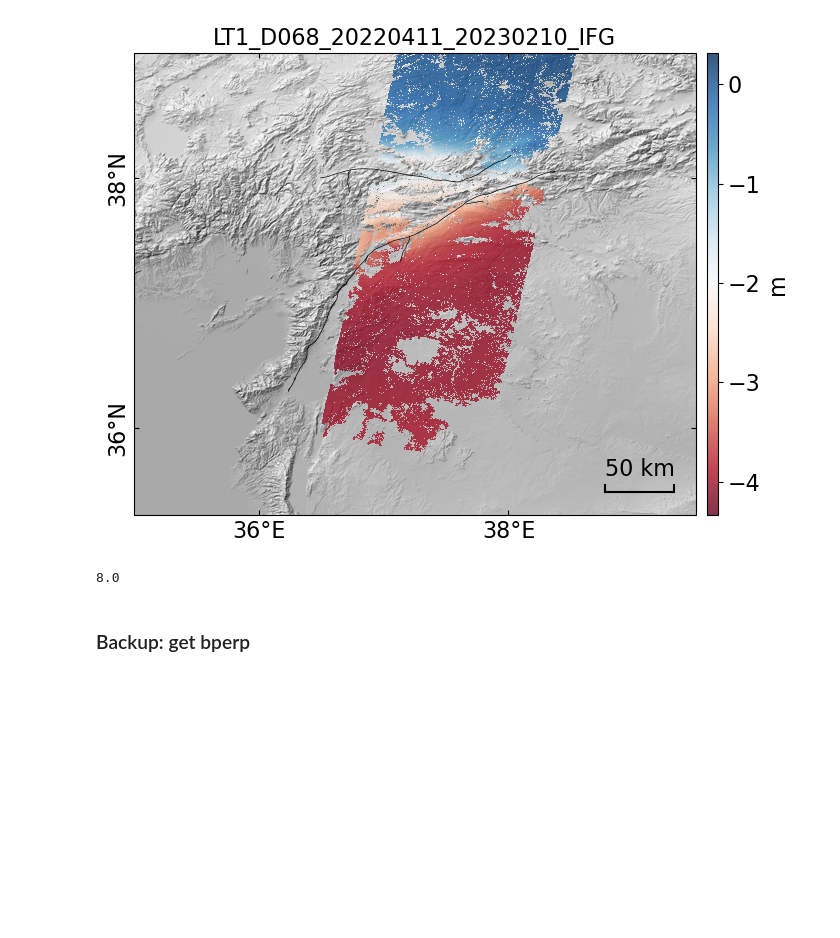
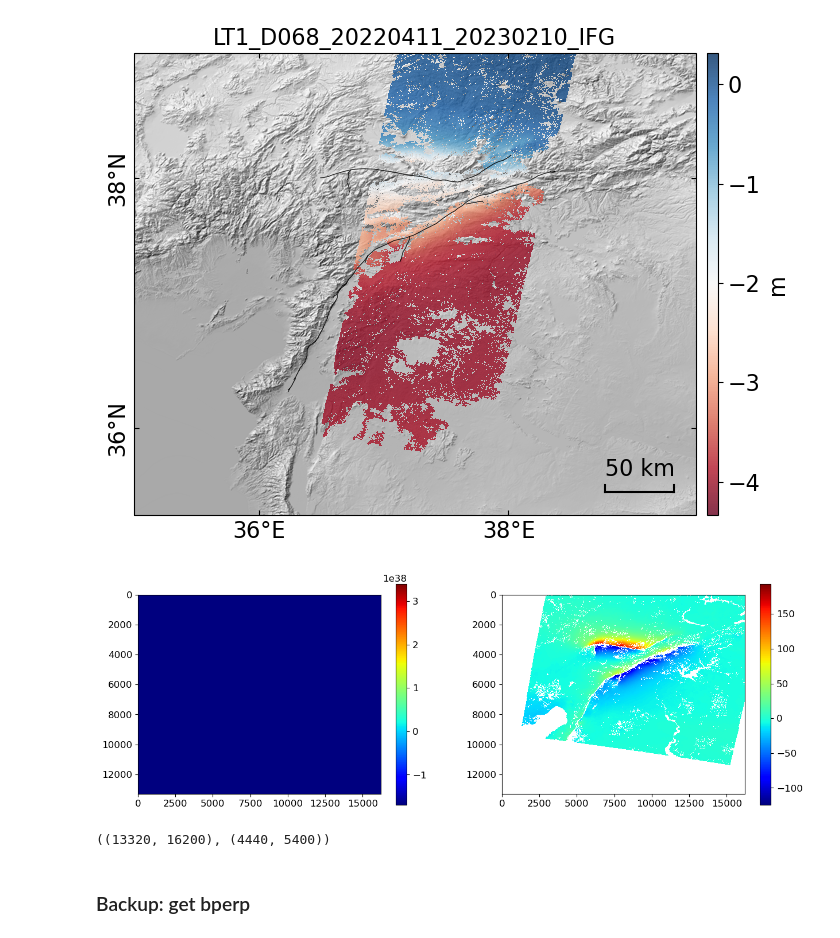
Before and after one commit to yunjunz/2023-Turkey-EQ, a Jupyter notebook: lt1_ifg_proc.ipynb, the cells around one changed output. Saved outputs shown, nothing was run; the diff lists cells and outputs as text; code cells hidden in the pictures; blank space fills up the shorter version.

```diff
--- a/lt1_ifg_proc.ipynb
+++ b/lt1_ifg_proc.ipynb
@@ -6,13 +6,19 @@ Relevant links:
 # %%
 %matplotlib inline
 import os
+import platform
 import shutil
 import numpy as np
 from matplotlib import pyplot as plt
 from mintpy.utils import readfile, writefile, isce_utils
 from mintpy.cli import geocode, mask, subset, view
+from skimage.transform import resize
+plt.rcParams.update({'font.size': 12})
 
-proj_dir = os.path.expanduser('~/data/2023TurkeyEQ')
+if platform.system() == 'Linux':
+    proj_dir = os.path.expanduser('~/data/2023TurkeyEQ')
+else:
+    proj_dir = os.path.expanduser('~/data/archives/2023TurkeyEQ')
 data_dir = os.path.join(proj_dir, 'SAR/LT1_D068/SLCprocess')
 work_dir = os.path.join(proj_dir, 'LT1_D068_20220411_20230210')
 os.chdir(work_dir)
@@ -238,12 +245,24 @@ rotate Y-axis tick labels by 90.0 deg
 save figure to /home/yunjunz/data/2023TurkeyEQ/notebooks/docs/LT1_D068_20220411_20230210_IFG.png with dpi=300
 showing ...
 [figure]
-# %%
-os.path.getsize(unw_file) / (2452 * 9100)
-# %% [output]
-8.0
 # %%
-ref_unw_file = os.path.join(proj_dir, '')
+pha, atr = readfile.read('sub_geo_filt_fine_msk.unw', datasetName='phase')
+
+ref_unw_file = os.path.join(proj_dir, 'ALOS2_D077_20220916_20230217/insar/geo/geo_filt_msk.unw')
+ref_pha0, ref_atr = readfile.read(ref_unw_file, datasetName='phase')
+ref_pha = resize(np.array(ref_pha0), pha.shape, order=1, mode='constant', anti_aliasing=True, preserve_range=True)
+# %%
+fig, axs = plt.subplots(nrows=1, ncols=2, figsize=[15,5])
+for ax, data in zip(axs, [pha, ref_pha]):
+    im = ax.imshow(data, cmap='jet', interpolation='nearest')
+    fig.colorbar(im, ax=ax)
+plt.show()
+# %% [output]
+[figure, added]
+# %%
+pha.shape, ref_pha.shape
+# %% [output]
+((13320, 16200), (4440, 5400))
 # %% [markdown]
 ### Backup: get bperp
 # %%
```
Also changed, not shown: parts of 3 cells of this notebook.
